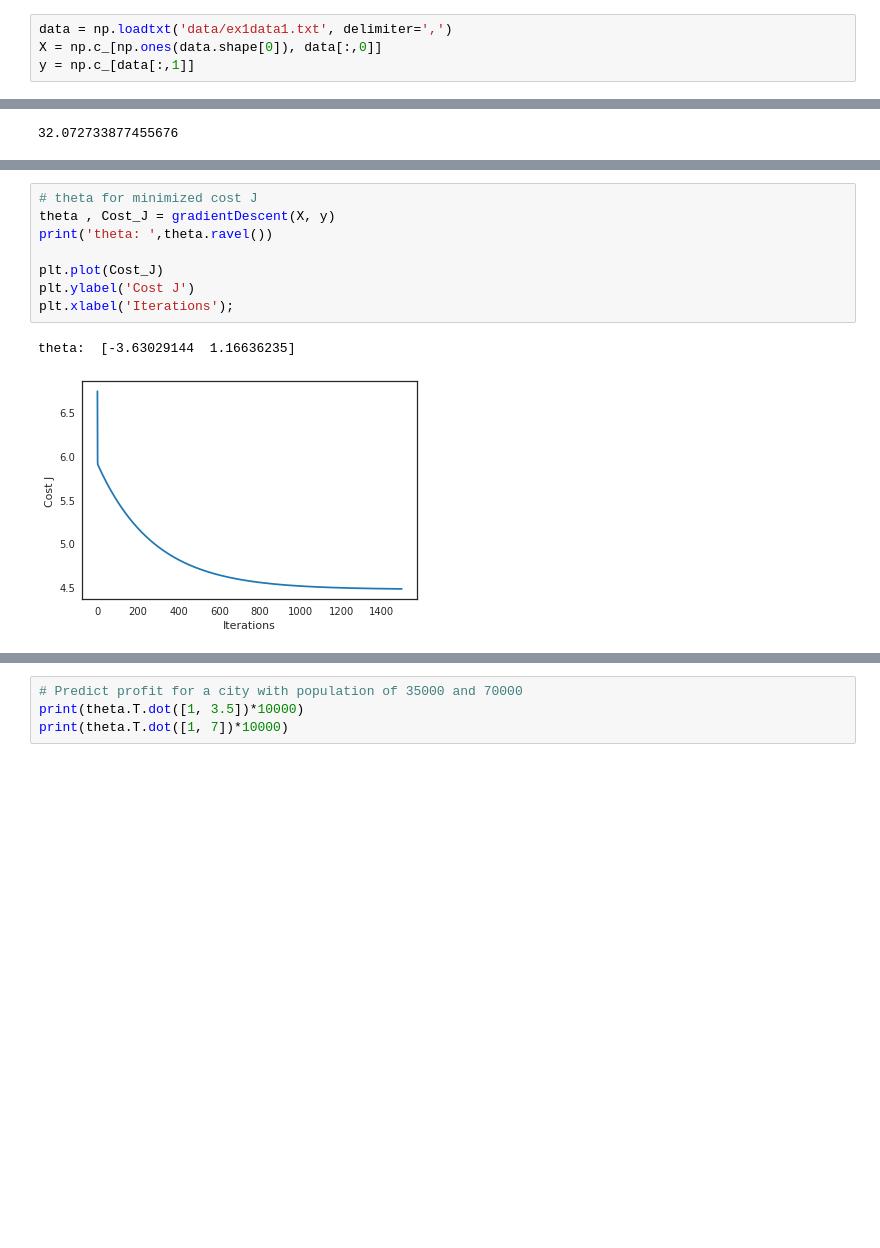
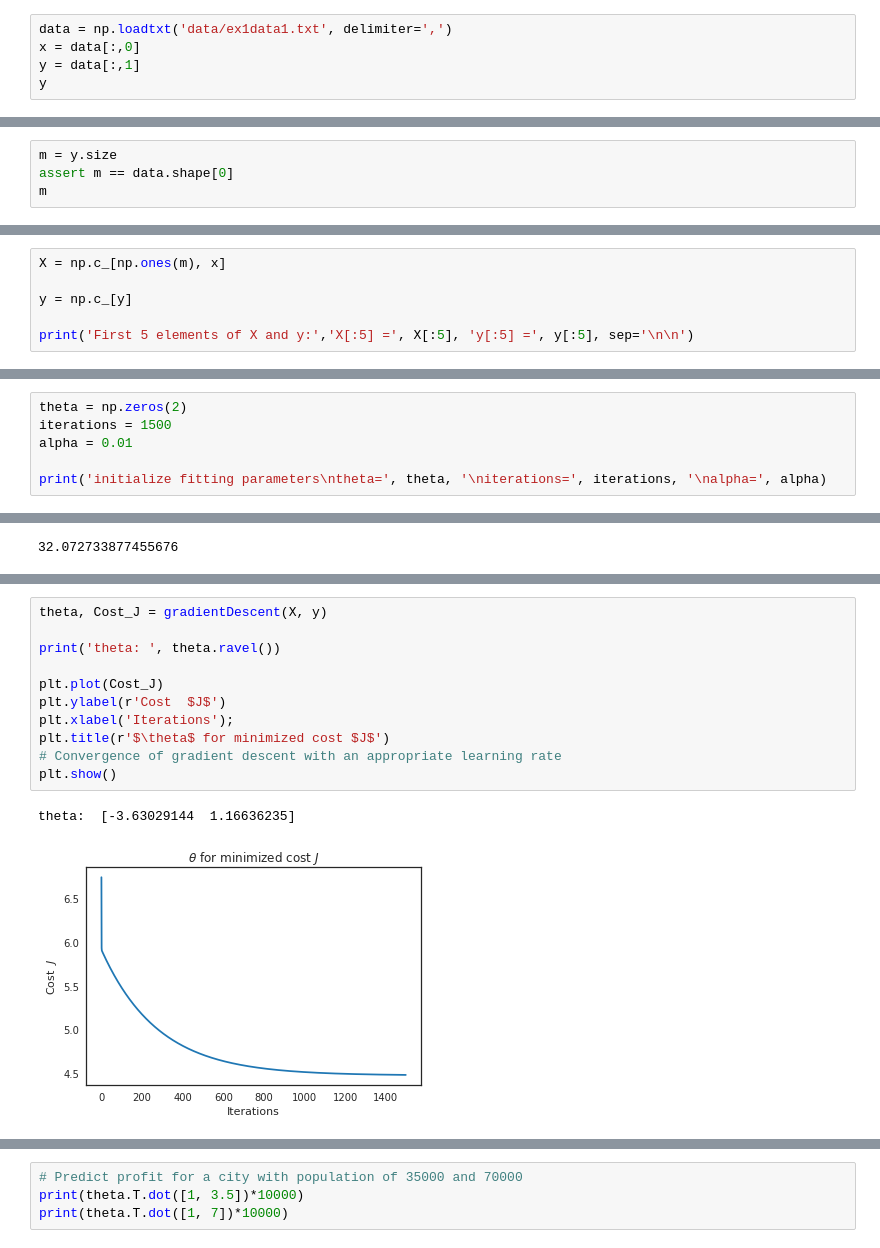
Before and after one commit to jansenicus/coursera, a Jupyter notebook: Machine-Learning-Stanford/notebooks/1-Linear-Regression.ipynb, the cells around one changed output, grey strips where cells are left out. Drawn from its saved outputs; the diff is of its cells as text; blank space fills up the shorter version.

```diff
--- a/Machine-Learning-Stanford/notebooks/1-Linear-Regression.ipynb
+++ b/Machine-Learning-Stanford/notebooks/1-Linear-Regression.ipynb
@@ -45,4 +50,5 @@ In ex1.m, the dataset is loaded from the data file into the variables X and y:
 # %%
 data = np.loadtxt('data/ex1data1.txt', delimiter=',')
-X = np.c_[np.ones(data.shape[0]), data[:,0]]
-y = np.c_[data[:,1]]
+x = data[:,0]
+y = data[:,1]
+y
@@ -91,0 +118,4 @@ alpha = 0.01;
+# %%
+m = y.size
+assert m == data.shape[0]
+m
@@ -91,0 +124,6 @@ alpha = 0.01;
+# %%
+X = np.c_[np.ones(m), x]
+
+y = np.c_[y]
+
+print('First 5 elements of X and y:','X[:5] =', X[:5], 'y[:5] =', y[:5], sep='\n\n')
@@ -91,0 +152,6 @@ alpha = 0.01;
+# %%
+theta = np.zeros(2)
+iterations = 1500
+alpha = 0.01
+
+print('initialize fitting parameters\ntheta=', theta, '\niterations=', iterations, '\nalpha=', alpha)
@@ -115,13 +223,16 @@ def gradientDescent(X, y, theta=[[0],[0]], alpha=0.01, num_iters=1500):
 
     return(theta, J_history)
 # %%
-# theta for minimized cost J
-theta , Cost_J = gradientDescent(X, y)
-print('theta: ',theta.ravel())
+theta, Cost_J = gradientDescent(X, y)
+
+print('theta: ', theta.ravel())
 
 plt.plot(Cost_J)
-plt.ylabel('Cost J')
+plt.ylabel(r'Cost  $J$')
 plt.xlabel('Iterations');
+plt.title(r'$\theta$ for minimized cost $J$')
+# Convergence of gradient descent with an appropriate learning rate
+plt.show()
 # %% [output]
 theta:  [-3.63029144  1.16636235]
-[figure, old version]
+[figure, new version]
```
Also changed, not shown: parts of 20 cells of this notebook.
